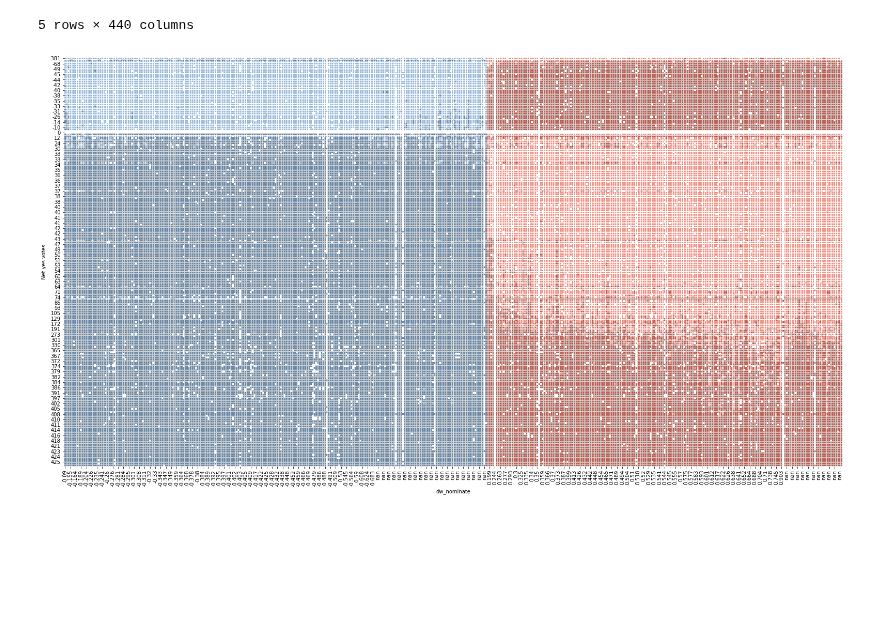
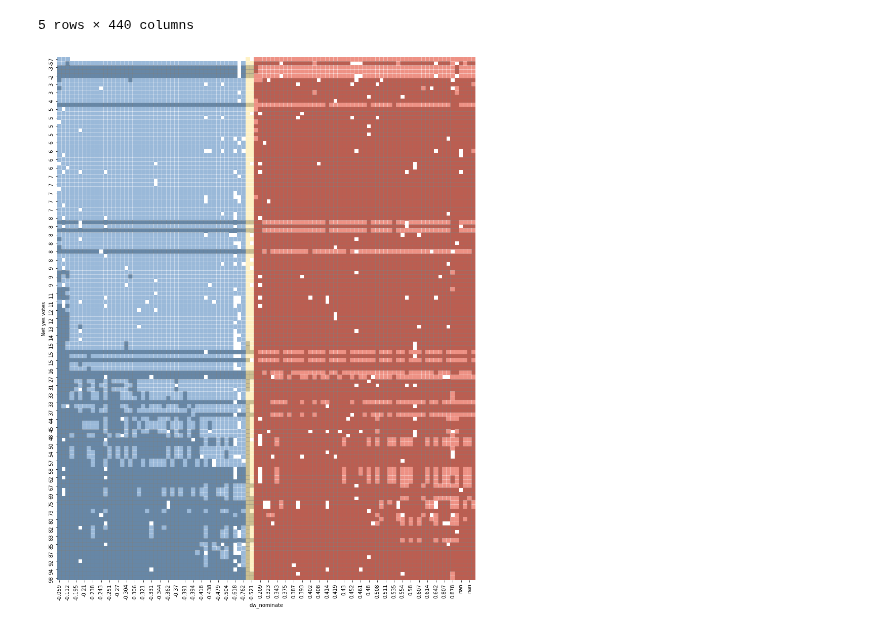
Before and after one commit to Nhorning/Congressional_Survival, a Jupyter notebook: Exploratory Data Analysis.ipynb, the cells around one changed output. Drawn from its saved outputs; the diff is of its cells as text; code cells hidden in the pictures; blank space fills up the shorter version.

Commit message:
turned heatmap into function

```diff
--- a/Exploratory Data Analysis.ipynb
+++ b/Exploratory Data Analysis.ipynb
@@ -374,65 +363,74 @@ test_dfhouse.sort_index('columns', 'dw_nominate').head()
 # %%
 #plot a session
 import matplotlib.pyplot as plt
 import seaborn as sns
 from collections import defaultdict
 
-#set up a default dict that will return 1 if 'Yes,' -1 if 'No,' and 0 if anything else, while adding keys.
-factordict = defaultdict(int)
-factordict['Yes'], factordict['No'] = 1,-1
+def visualize_session(df):
 
-#prep data (sort by party / dw_nominate score, then code yes / no into votes into negative positive values)
-data = test_dfhouse.sort_index('columns',['party','dw_nominate']).applymap(lambda x: factordict[x])
+    #set up a default dict that will return 1 if 'Yes,' -1 if 'No,' and 0 if anything else, while adding keys.
+    factordict = defaultdict(int)
+    factordict['Yes'], factordict['No'] = 1,-1
 
-#sort votes by net votes
-sortseries = data.sum(axis=1)
-sortseries.sort_values(inplace=True)
-data = data.reindex(sortseries.index)
-mask = data.applymap(lambda x: x == 0).values
+    #prep data (sort by party / dw_nominate score, then code yes / no into votes into negative positive values)
+    data = df.sort_index('columns',['party','dw_nominate']).applymap(lambda x: factordict[x])
 
-#create a dataframe to map red and blue colors
-partydict = defaultdict(int)
-partydict['R'], partydict['D'] = 1, -1
-colormask = data.apply(lambda x: x.index.get_level_values('party'), axis=1).applymap(lambda x: partydict[x]).values
+    #sort votes by net votes
+    sortseries = data.sum(axis=1)
+    sortseries.sort_values(inplace=True)
+    data = data.reindex(sortseries.index)
+    mask = data.applymap(lambda x: x == 0).values
 
-#change index's to something useful
-data.index = sortseries.values
-data.index.name = 'Net yes votes'
-data.columns = data.columns.get_level_values('dw_nominate')
+    #create a dataframe to map red and blue colors
+    partydict = defaultdict(int)
+    partydict['R'], partydict['D'] = 1, -1
+    colormask = data.apply(lambda x: x.index.get_level_values('party'), axis=1).applymap(lambda x: partydict[x]).values
 
-#set the size of the plot
-def set_scale(idx):
-    return int(len(idx)/scale+base)
+    #change index's to something useful
+    data.index = sortseries.values
+    data.index.name = 'Net yes votes'
+    data.columns = data.columns.get_level_values('dw_nominate')
 
-base=10
-scale=25
-wd, ht = set_scale(data.columns), set_scale(data.index)
-f, ax = plt.subplots(1,1, figsize=(wd,ht))
+    #setup scale
+    base=10
+    scale=5
 
-sns.set_palette('muted')
+    for x in [wd, ht]:
+        for idx in [data.columns, data.index]:
+            x = int(len(idx)/scale+base)
 
-#plot the party colors
-cmap = sns.color_palette('RdYlBu_r')
-sns.heatmap(data=colormask, ax=ax, cmap=cmap, linewidth=1/(scale*2), alpha=1, mask=mask, cbar=False, square=True)
+    f, ax = plt.subplots(1,1, figsize=(wd,ht))
+
+    #sns.set_palette('muted')
+
+    #plot the party colors
+    cmap = sns.color_palette('RdYlBu_r')
+    sns.heatmap(data=colormask, ax=ax, cmap=cmap, linewidth=0, alpha=1, mask=mask, cbar=False, square=True)
     #cbar=True, cbar_kws = dict(use_gridspec=False, location='bottom'))
 
-#plot the yes no vote data
-cmap1 = ['white','grey']
-sns.heatmap(data=data, ax=ax, cmap=cmap1, linewidth=1/(scale*2), cbar=False, alpha=.4, mask=mask)
+    #plot the yes no vote data
+    cmap1 = ['white','grey']
+    sns.heatmap(data=data, ax=ax, cmap=cmap1, linewidth=0, cbar=False, alpha=.4, mask=mask)
 
-#Create the key
-f, ax1 = plt.subplots(1, figsize=(wd/8, ht/8))
+    display_key()
 
-labels = np.array([['D\nNo Vote','I\nNo Vote','R\nNo Vote'],\
+def display_key():
+    #Create the key
+    f, ax1 = plt.subplots(1, figsize=(3, 2))
+
+    labels = np.array([['D\nNo Vote','I\nNo Vote','R\nNo Vote'],\
                    ['D\nYes Vote','I\nYes Vote','R\nYes Vote']])
 
-xticklabels=['Democrat','Independent','Republican']
-yticklabels=['No','Yes']
+    xticklabels=['Democrat','Independent','Republican']
+    yticklabels=['No','Yes']
 
-sns.heatmap(data=[[-1,0,1],[-1,0,1]], ax=ax1, cmap=cmap, linewidth=1, cbar=False, alpha=1, annot=labels, fmt='', square=True)
-sns.heatmap(data=[[-1,-1,-1],[1,1,1]], ax=ax1, cmap=cmap1, linewidth=1, cbar=False, alpha=.4, xticklabels=xticklabels, yticklabels=yticklabels)
+    sns.heatmap(data=[[-1,0,1],[-1,0,1]], ax=ax1, cmap=cmap, linewidth=1, cbar=False, alpha=1, annot=labels, fmt='', square=True)
+    sns.heatmap(data=[[-1,-1,-1],[1,1,1]], ax=ax1, cmap=cmap1, linewidth=1, cbar=False, alpha=.4, xticklabels=xticklabels, yticklabels=yticklabels)
 
-#show the plot
-plt.show()
+    #show the plot
+    plt.show()
+
+_, senate2019 = load_csv(2019, 'Senate')
+visualize_session(senate2019)
 # %% [output]
-[figure, old version]
+[figure, new version]
```
Also changed, not shown: parts of 9 cells of this notebook.
